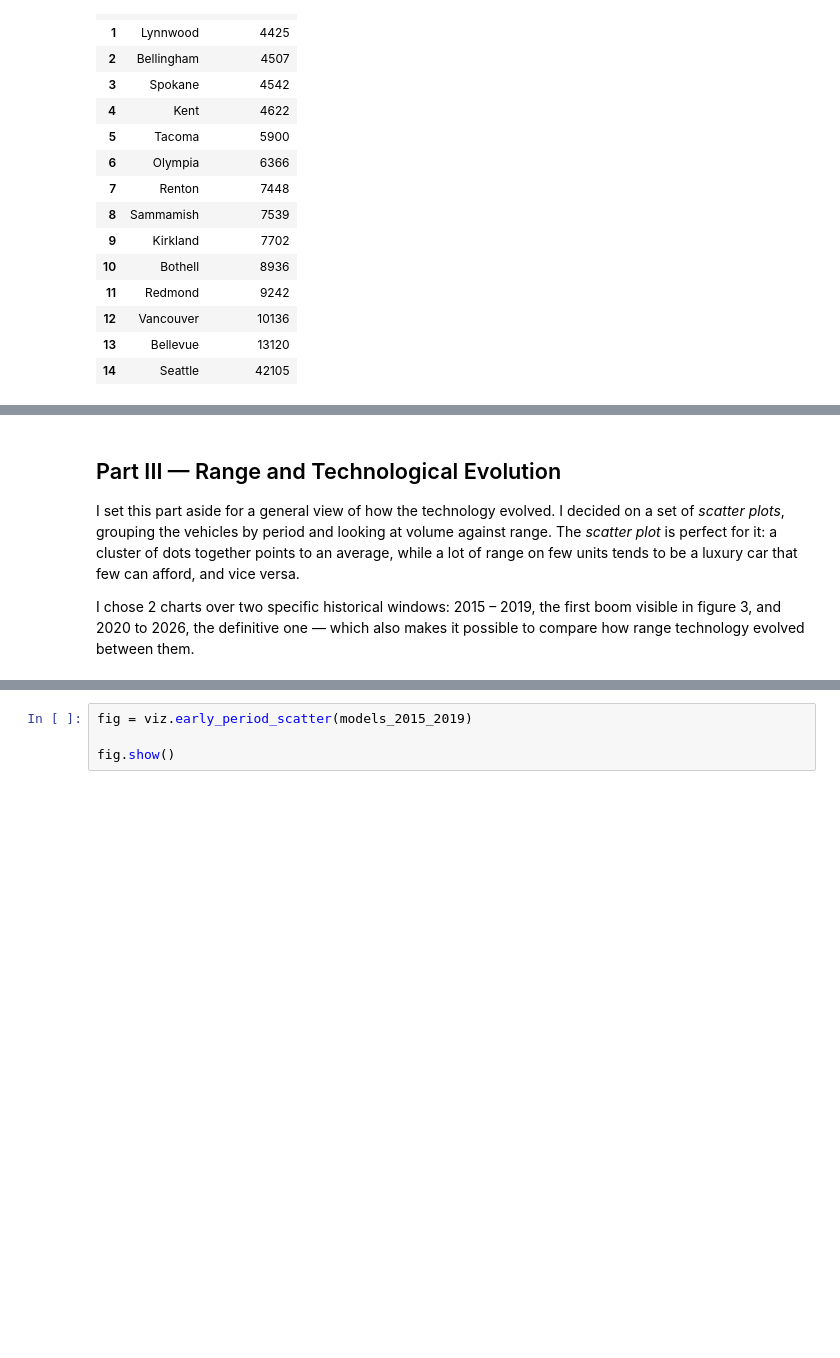
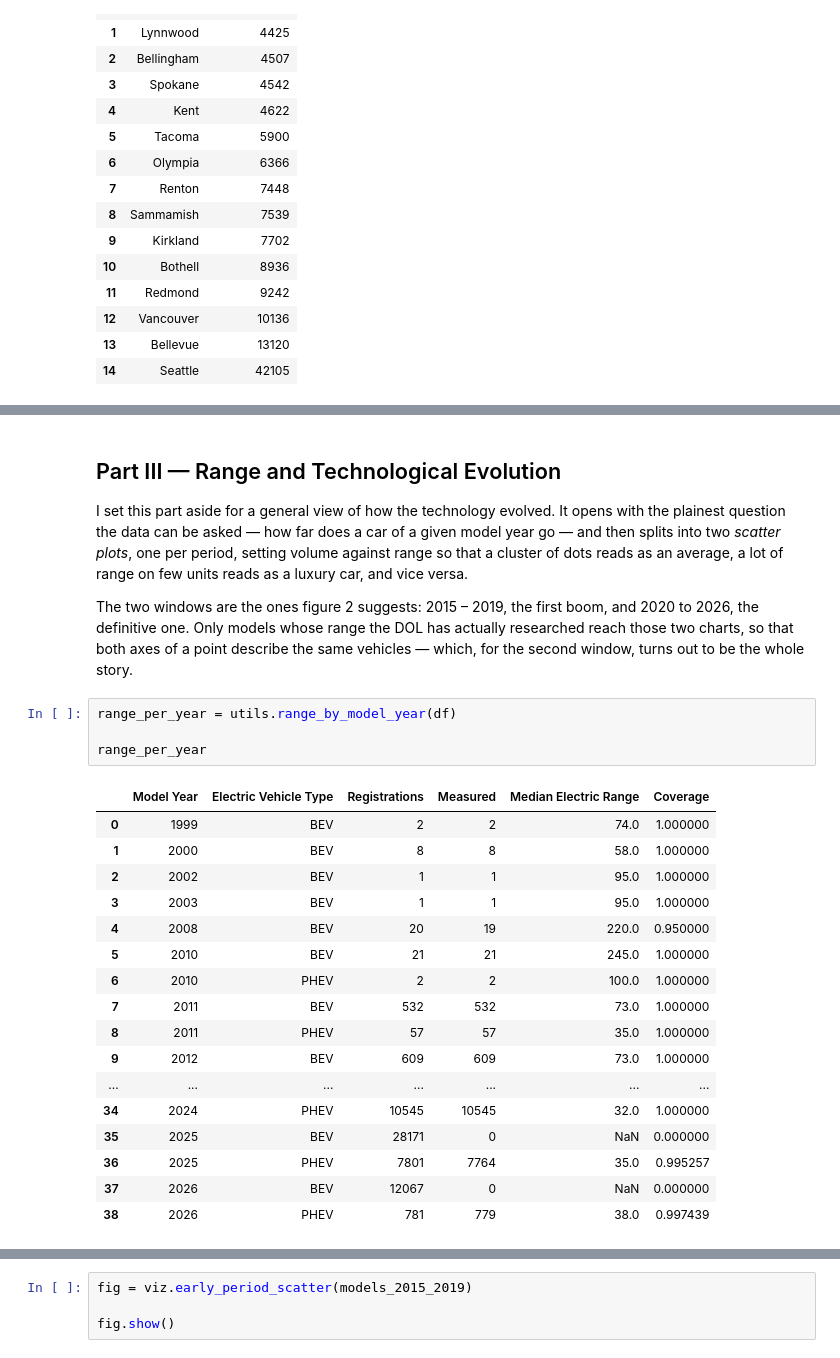
Before and after one commit to ValentimPiazera/EDA-Carros-Eletricos-Washington, a Jupyter notebook: notebooks/II-analysis.ipynb, the cells around one changed output, grey strips where cells are left out. Cells and saved outputs as stored; diff of their text form; blank space fills up the shorter version.

```diff
--- a/notebooks/II-analysis.ipynb
+++ b/notebooks/II-analysis.ipynb
@@ -222,12 +222,36 @@ Brazil.
 # %% [markdown]
 ## Part III — Range and Technological Evolution
 
-I set this part aside for a general view of how the technology evolved. I
-decided on a set of *scatter plots*, grouping the vehicles by period and
-looking at volume against range. The *scatter plot* is perfect for it: a
-cluster of dots together points to an average, while a lot of range on few
-units tends to be a luxury car that few can afford, and vice versa.
+I set this part aside for a general view of how the technology evolved. It
+opens with the plainest question the data can be asked — how far does a car of
+a given model year go — and then splits into two *scatter plots*, one per
+period, setting volume against range so that a cluster of dots reads as an
+average, a lot of range on few units reads as a luxury car, and vice versa.
 
-I chose 2 charts over two specific historical windows: 2015 – 2019, the first
-boom visible in figure 3, and 2020 to 2026, the definitive one — which also
-makes it possible to compare how range technology evolved between them.
+The two windows are the ones figure 2 suggests: 2015 – 2019, the first boom,
+and 2020 to 2026, the definitive one. Only models whose range the DOL has
+actually researched reach those two charts, so that both axes of a point
+describe the same vehicles — which, for the second window, turns out to be the
+whole story.
+# %%
+range_per_year = utils.range_by_model_year(df)
+
+range_per_year
+# %% [output]
+|  | Model Year | Electric Vehicle Type | Registrations | Measured | Median Electric Range | Coverage |
+| 0 | 1999 | BEV | 2 | 2 | 74.0 | 1.000000 |
+| 1 | 2000 | BEV | 8 | 8 | 58.0 | 1.000000 |
+| 2 | 2002 | BEV | 1 | 1 | 95.0 | 1.000000 |
+| 3 | 2003 | BEV | 1 | 1 | 95.0 | 1.000000 |
+| 4 | 2008 | BEV | 20 | 19 | 220.0 | 0.950000 |
+| 5 | 2010 | BEV | 21 | 21 | 245.0 | 1.000000 |
+| 6 | 2010 | PHEV | 2 | 2 | 100.0 | 1.000000 |
+| 7 | 2011 | BEV | 532 | 532 | 73.0 | 1.000000 |
+| 8 | 2011 | PHEV | 57 | 57 | 35.0 | 1.000000 |
+| 9 | 2012 | BEV | 609 | 609 | 73.0 | 1.000000 |
+| ... | ... | ... | ... | ... | ... | ... |
+| 34 | 2024 | PHEV | 10545 | 10545 | 32.0 | 1.000000 |
+| 35 | 2025 | BEV | 28171 | 0 | NaN | 0.000000 |
+| 36 | 2025 | PHEV | 7801 | 7764 | 35.0 | 0.995257 |
+| 37 | 2026 | BEV | 12067 | 0 | NaN | 0.000000 |
+| 38 | 2026 | PHEV | 781 | 779 | 38.0 | 0.997439 |
```
Also changed, not shown: parts of 20 cells of this notebook, 4 other files.
